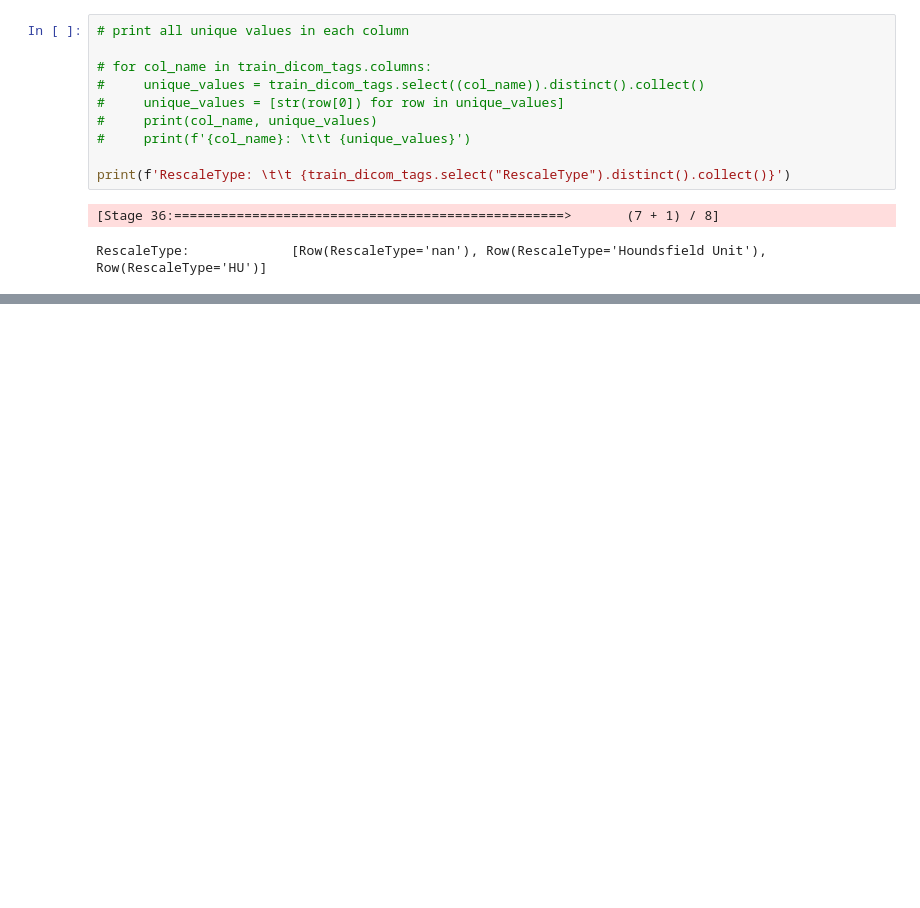
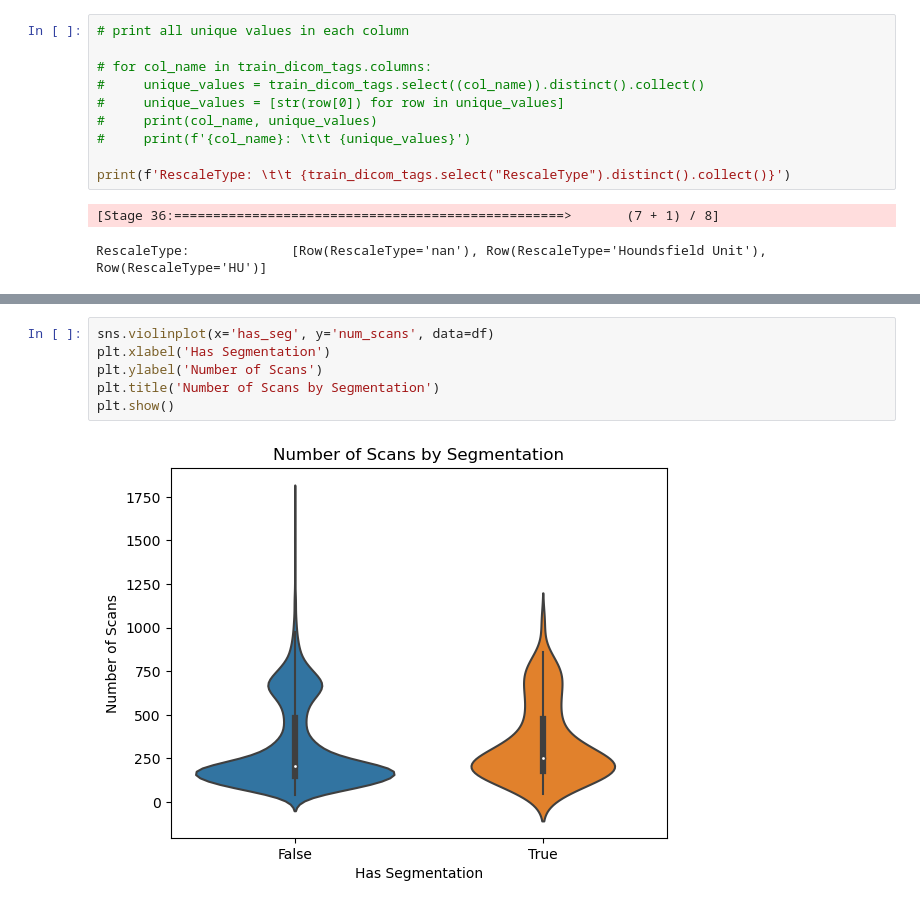
Before and after one commit to hozhiyi/abdominal-trauma-detection, a Jupyter notebook: step_01_eda.ipynb, the cells around one changed output, grey strips where cells are left out. Drawn from its saved outputs; the diff is of its cells as text; blank space fills up the shorter version.

```diff
--- a/step_01_eda.ipynb
+++ b/step_01_eda.ipynb
@@ -282,0 +545,8 @@ RescaleType:             [Row(RescaleType='nan'), Row(RescaleType='Houndsfield U
+# %%
+sns.violinplot(x='has_seg', y='num_scans', data=df)
+plt.xlabel('Has Segmentation')
+plt.ylabel('Number of Scans')
+plt.title('Number of Scans by Segmentation')
+plt.show()
+# %% [output]
+[figure, added]
```
Also changed, not shown: parts of 44 cells of this notebook, 6 other files.
